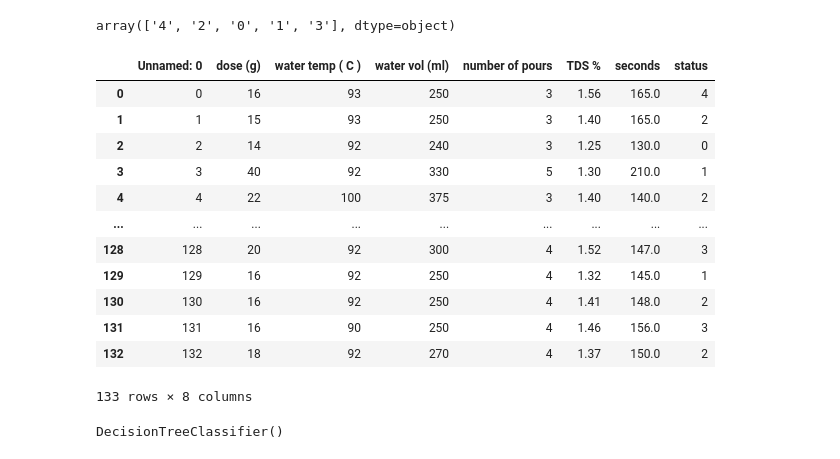
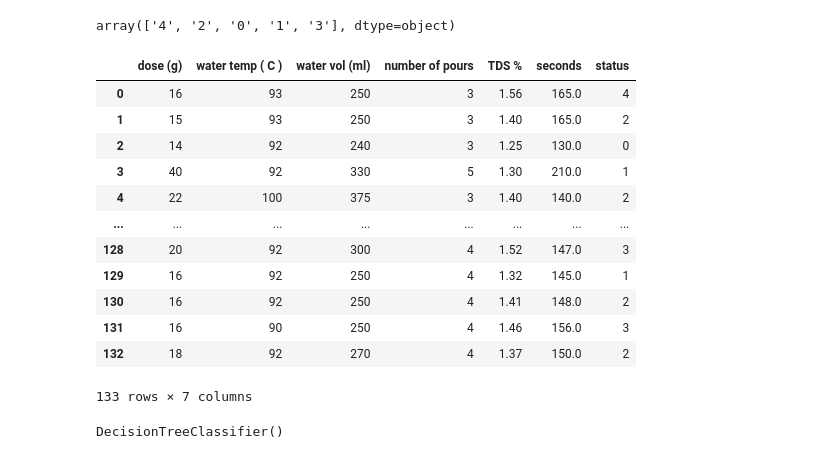
Before and after one commit to HadeelMaylam/ML_Make-Better-Coffee, a Jupyter notebook: Model_TDSpredict.ipynb, the cells around one changed output. Saved outputs shown, nothing was run; the diff lists cells and outputs as text; code cells hidden in the pictures.

```diff
--- a/Model_TDSpredict.ipynb
+++ b/Model_TDSpredict.ipynb
@@ -187,22 +187,23 @@ array(['4', '2', '0', '1', '3'], dtype=object)
 df2.drop(columns='normalized_data', inplace= True)
 # %%
 from sklearn.tree import DecisionTreeClassifier
-# %%
-df
-# %% [output]
-|  | Unnamed: 0 | dose (g) | water temp ( C ) | water vol (ml) | number of pours | TDS % | seconds | status |
-| 0 | 0 | 16 | 93 | 250 | 3 | 1.56 | 165.0 | 4 |
-| 1 | 1 | 15 | 93 | 250 | 3 | 1.40 | 165.0 | 2 |
-| 2 | 2 | 14 | 92 | 240 | 3 | 1.25 | 130.0 | 0 |
-| 3 | 3 | 40 | 92 | 330 | 5 | 1.30 | 210.0 | 1 |
-| 4 | 4 | 22 | 100 | 375 | 3 | 1.40 | 140.0 | 2 |
-| ... | ... | ... | ... | ... | ... | ... | ... | ... |
-| 128 | 128 | 20 | 92 | 300 | 4 | 1.52 | 147.0 | 3 |
-| 129 | 129 | 16 | 92 | 250 | 4 | 1.32 | 145.0 | 1 |
-| 130 | 130 | 16 | 92 | 250 | 4 | 1.41 | 148.0 | 2 |
-| 131 | 131 | 16 | 90 | 250 | 4 | 1.46 | 156.0 | 3 |
-| 132 | 132 | 18 | 92 | 270 | 4 | 1.37 | 150.0 | 2 |
-133 rows × 8 columns
+# %%
+df.drop(columns='Unnamed: 0', inplace=True)
+df
+# %% [output]
+|  | dose (g) | water temp ( C ) | water vol (ml) | number of pours | TDS % | seconds | status |
+| 0 | 16 | 93 | 250 | 3 | 1.56 | 165.0 | 4 |
+| 1 | 15 | 93 | 250 | 3 | 1.40 | 165.0 | 2 |
+| 2 | 14 | 92 | 240 | 3 | 1.25 | 130.0 | 0 |
+| 3 | 40 | 92 | 330 | 5 | 1.30 | 210.0 | 1 |
+| 4 | 22 | 100 | 375 | 3 | 1.40 | 140.0 | 2 |
+| ... | ... | ... | ... | ... | ... | ... | ... |
+| 128 | 20 | 92 | 300 | 4 | 1.52 | 147.0 | 3 |
+| 129 | 16 | 92 | 250 | 4 | 1.32 | 145.0 | 1 |
+| 130 | 16 | 92 | 250 | 4 | 1.41 | 148.0 | 2 |
+| 131 | 16 | 90 | 250 | 4 | 1.46 | 156.0 | 3 |
+| 132 | 18 | 92 | 270 | 4 | 1.37 | 150.0 | 2 |
+133 rows × 7 columns
 # %%
 X= df.drop(columns='TDS %')
 y = df['status']
```
